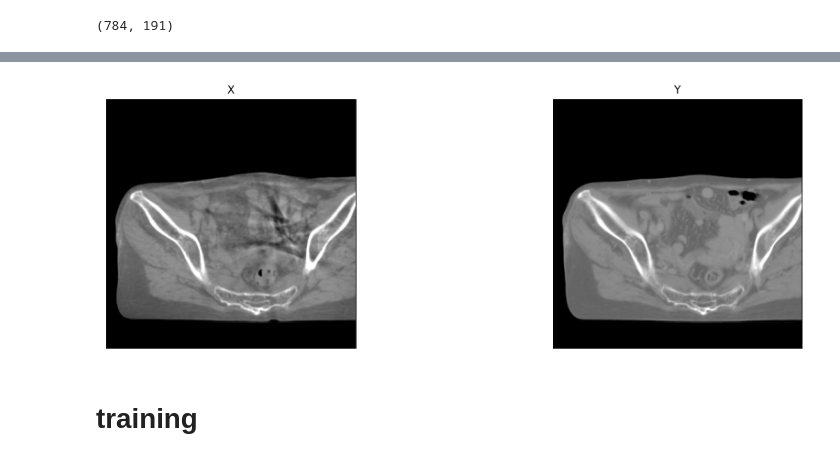
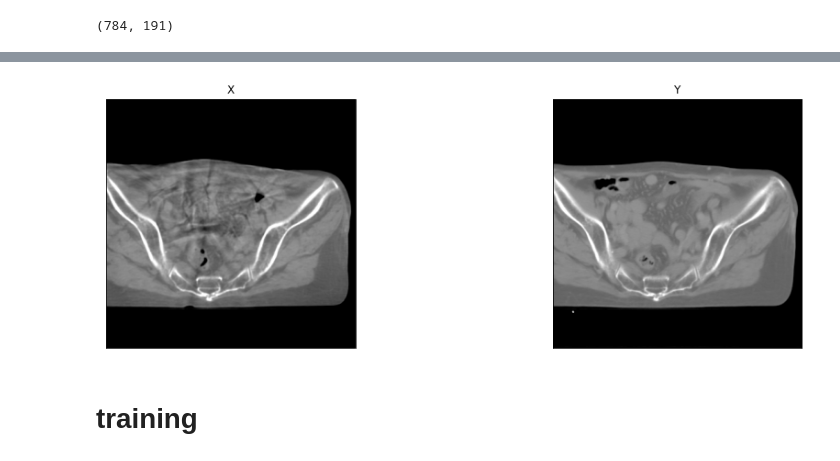
Before and after one commit to junjun1023/cbct_enhancement, a Jupyter notebook: GAN.ipynb, the cells around one changed output, grey strips where cells are left out. Cells and saved outputs as stored; diff of their text form; code cells hidden in the pictures.

```diff
--- a/GAN.ipynb
+++ b/GAN.ipynb
@@ -607,9 +717,9 @@ x.shape, y.shape
 # %%
 visualize(
-    x = x[0].squeeze(),
-    y = y[0].squeeze())
+    x = x.squeeze(),
+    y = y.squeeze())
 # %% [output]
-[figure, old version]
+[figure, new version]
 # %% [markdown]
 # training
 # %%
```
Also changed, not shown: parts of 18 cells of this notebook.
